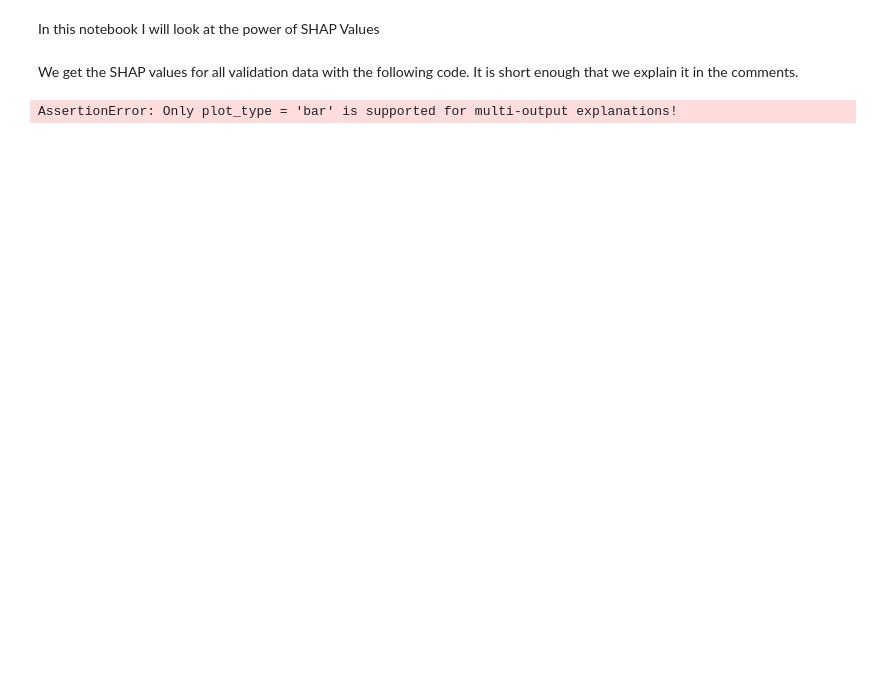
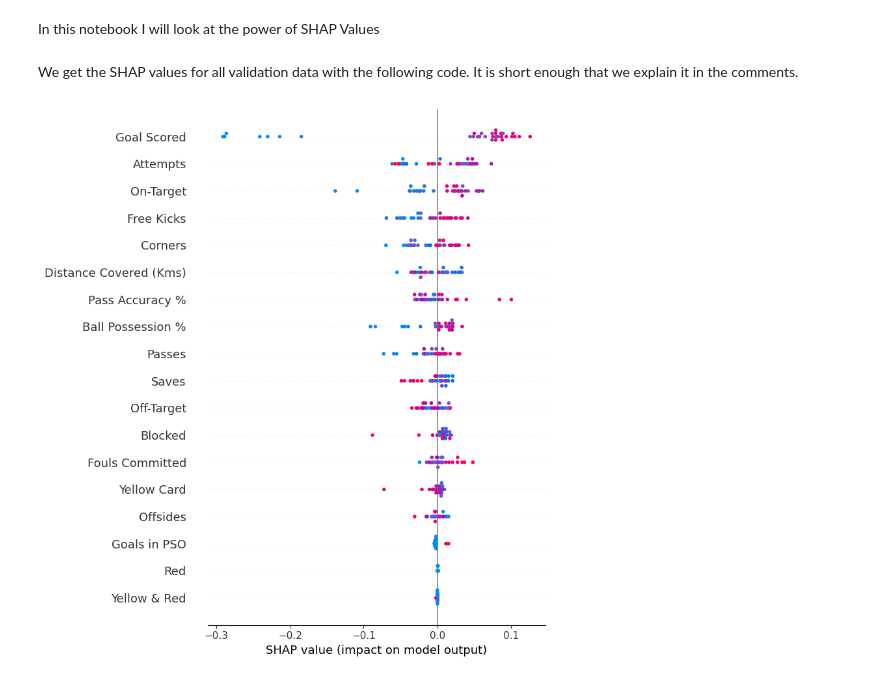
Before and after one commit to bvpotapenko/notebooks-collection, a Jupyter notebook: Advanced SHAP Football.ipynb, the cells around one changed output. Cells and saved outputs as stored; diff of their text form; code cells hidden in the pictures; blank space fills up the shorter version.

```diff
--- a/Advanced SHAP Football.ipynb
+++ b/Advanced SHAP Football.ipynb
@@ -21,14 +21,14 @@ We get the SHAP values for all validation data with the following code. It is sh
 # %%
 import shap
 
 # Create object that can calculate shap values
 explainer = shap.TreeExplainer(my_model)
 
 # calculate shap values. This is what we will plot.
 # Calculate shap_values for all of val_X rather than a single row, to have more data for plot.
 shap_values = explainer.shap_values(val_X)
-print(shap_values)
+
 # Make plot. Index of [1] is explained in text below.
-# shap.summary_plot(shap_values[1], val_X, plot_type='dot')
+shap.summary_plot(shap_values[1], val_X, color_bar=False)
 # %% [output]
-AssertionError: Only plot_type = 'bar' is supported for multi-output explanations!
+[figure, added]
```
Also changed, not shown: parts of 4 cells of this notebook.
